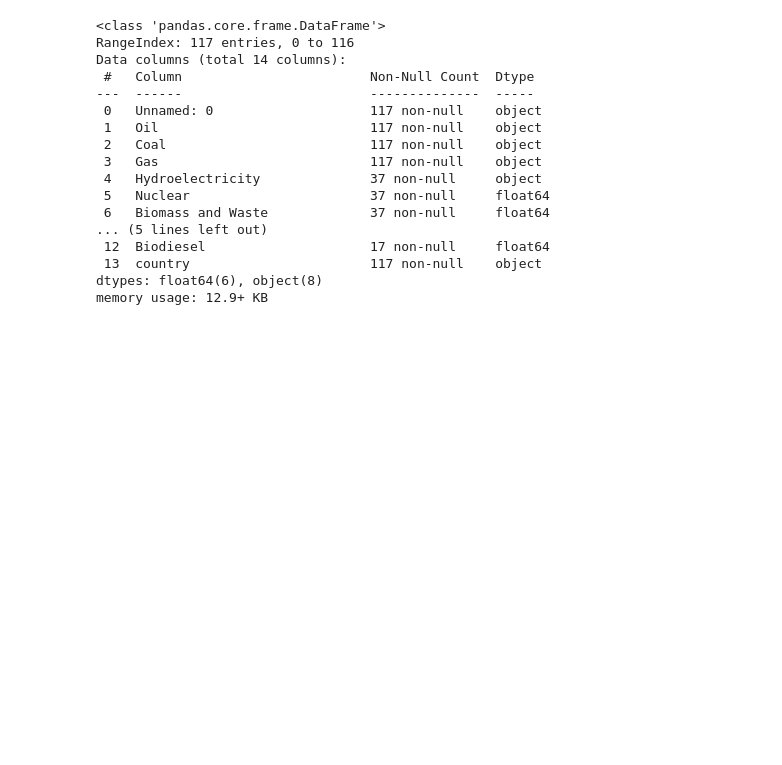
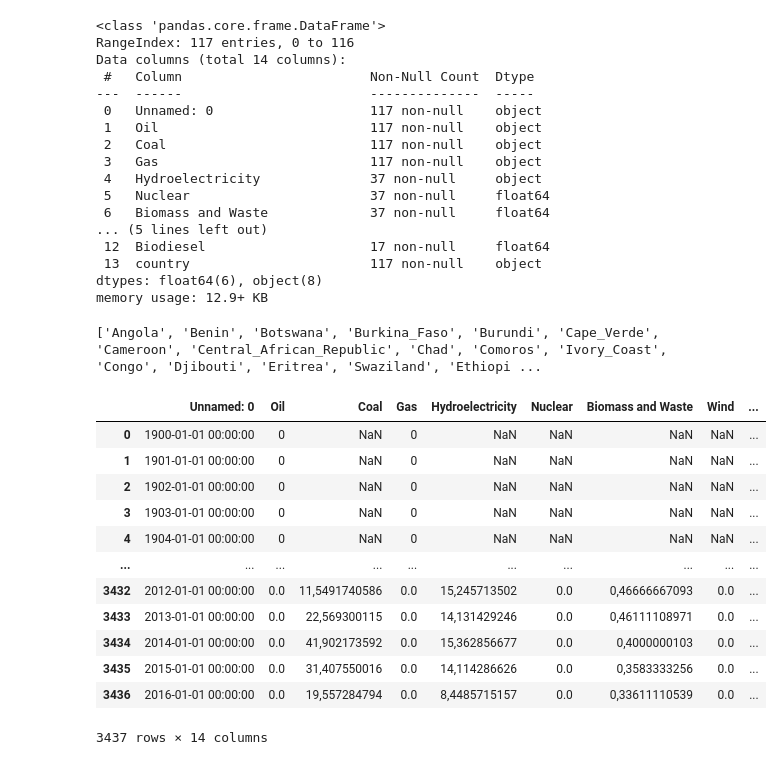
Before and after one commit to TeamGreenWave/capstone_project, a Jupyter notebook: africa_prod_data_SLS.ipynb, the cells around one changed output. Drawn from its saved outputs; the diff is of its cells as text; code cells hidden in the pictures; blank space fills up the shorter version.

```diff
--- a/africa_prod_data_SLS.ipynb
+++ b/africa_prod_data_SLS.ipynb
@@ -87,18 +182,22 @@ file_names = ['/Users/sebastianlorenzen-schmidt/neuefische/capstone_project/data
 # %%
-countries= ['Algeria','Angola''Benin',
-            'Botswana','Burkina Faso','Burundi','Cape Verde',
-            'Cameroon','Central African Republic','Chad',
-            'Comoros','Ivory Coast','Congo',
-            'Djibouti','Egypt','Eritrea',
-            'Eswatini','Ethiopia','Gabon',
+countries= ['Angola','Benin',
+            'Botswana','Burkina_Faso','Burundi','Cape_Verde',
+            'Cameroon','Central_African_Republic','Chad',
+            'Comoros','Ivory_Coast','Congo',
+            'Djibouti','Eritrea',
+            'Swaziland','Ethiopia','Gabon',
             'Gambia','Ghana','Guinea',
             'Guinea-Bissau','Kenya','Lesotho',
             'Liberia','Libya','Madagascar',
             'Malawi','Mali','Mauritania',
-            'Mauritius','Morocco','Mozambique',
+            'Mauritius','Mozambique',
             'Namibia','Niger','Nigeria',
             'Rwanda','São_Tomé_and_Príncipe','Senegal',
             'Seychelles','Sierra_Leone','Somalia',
-            'South-Africa','South_Sudan','Sudan',
-            'Tanzania','Togo','Tunisia',
-            'Uganda','Zambia','Zimbabwe']
+            'South_Sudan','Sudan','Tanzania',
+            'Togo','Tunisia','Uganda',
+            'Zambia','Zimbabwe']
+
+print(countries)
+# %% [output]
+['Angola', 'Benin', 'Botswana', 'Burkina_Faso', 'Burundi', 'Cape_Verde', 'Cameroon', 'Central_African_Republic', 'Chad', 'Comoros', 'Ivory_Coast', 'Congo', 'Djibouti', 'Eritrea', 'Swaziland', 'Ethiopi ...
@@ -104,0 +211,29 @@ countries= ['Algeria','Angola''Benin',
+# %%
+
+
+
+li = [df_angola,df_benin,df_botswana,df_burkina_faso,df_burundi,df_cameroon,df_cape_verde,
+    df_central_african_republic, df_chad,df_democratic_republic_of_the_congo,df_djibuti,df_equatorial_guinea,df_eritrea,
+    df_ethiopia,df_gabon,df_gambia,df_ghana,df_guinea,df_guinea_bissau,df_ivory_coast,df_kenya,
+    df_lesotho,df_liberia,df_libya,df_madagascar,df_malawi,df_mali,df_mauritania,df_mauritius,
+    df_mozambique,df_namibia,df_niger,df_nigeria,df_republic_of_the_congo,df_rwanda,df_sao_tome_and_principe,df_senegal,
+    df_seychelles,df_sierra_leone,df_somalia,df_south_sudan,df_sudan,df_swaziland,df_tanzania,
+    df_togo,df_tunisia,df_uganda,df_zambia,df_zimbabwe]
+
+africa_frame = pd.concat(li, axis=0, ignore_index=True)
+# %%
+africa_frame
+# %% [output]
+|  | Unnamed: 0 | Oil | Coal | Gas | Hydroelectricity | Nuclear | Biomass and Waste | Wind | ... |
+| 0 | 1900-01-01 00:00:00 | 0 | NaN | 0 | NaN | NaN | NaN | NaN | ... |
+| 1 | 1901-01-01 00:00:00 | 0 | NaN | 0 | NaN | NaN | NaN | NaN | ... |
+| 2 | 1902-01-01 00:00:00 | 0 | NaN | 0 | NaN | NaN | NaN | NaN | ... |
+| 3 | 1903-01-01 00:00:00 | 0 | NaN | 0 | NaN | NaN | NaN | NaN | ... |
+| 4 | 1904-01-01 00:00:00 | 0 | NaN | 0 | NaN | NaN | NaN | NaN | ... |
+| ... | ... | ... | ... | ... | ... | ... | ... | ... | ... |
+| 3432 | 2012-01-01 00:00:00 | 0.0 | 11,5491740586 | 0.0 | 15,245713502 | 0.0 | 0,46666667093 | 0.0 | ... |
+| 3433 | 2013-01-01 00:00:00 | 0.0 | 22,569300115 | 0.0 | 14,131429246 | 0.0 | 0,46111108971 | 0.0 | ... |
+| 3434 | 2014-01-01 00:00:00 | 0.0 | 41,902173592 | 0.0 | 15,362856677 | 0.0 | 0,4000000103 | 0.0 | ... |
+| 3435 | 2015-01-01 00:00:00 | 0.0 | 31,407550016 | 0.0 | 14,114286626 | 0.0 | 0,3583333256 | 0.0 | ... |
+| 3436 | 2016-01-01 00:00:00 | 0.0 | 19,557284794 | 0.0 | 8,4485715157 | 0.0 | 0,33611110539 | 0.0 | ... |
+3437 rows × 14 columns
```
Also changed, not shown: parts of 4 cells of this notebook, 10 other files.
